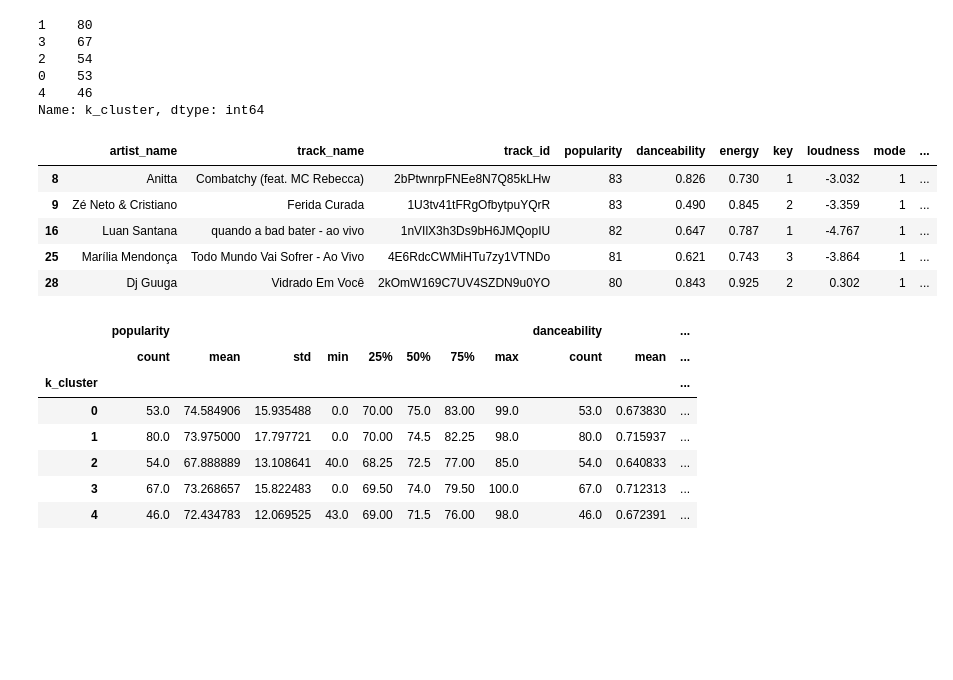
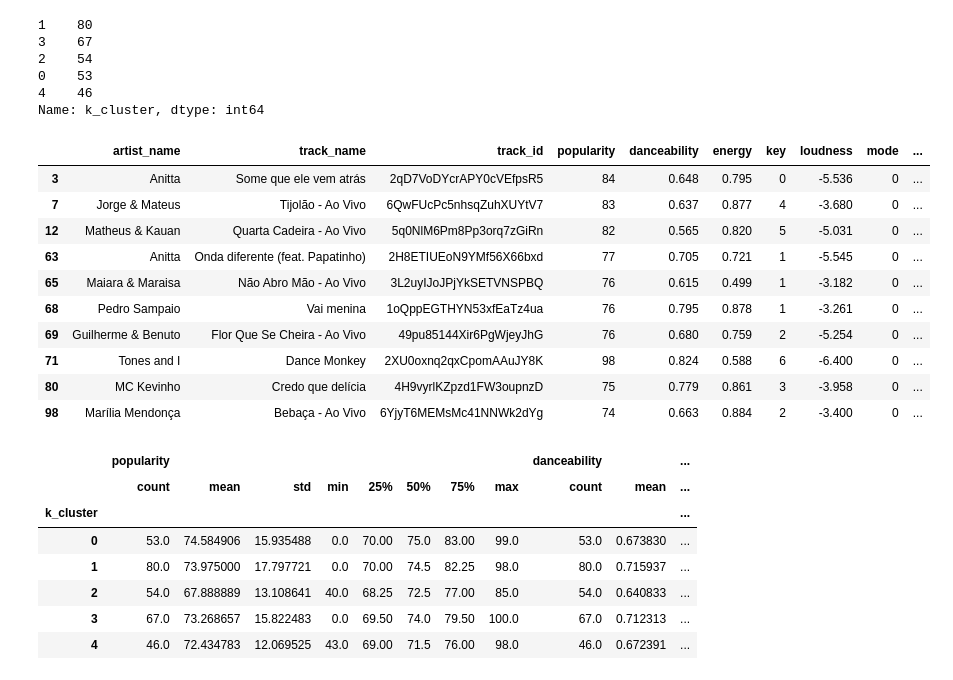
Before and after one commit to rafaelnduarte/Spotify_K-Means_Clustering, a Jupyter notebook: Spotify_Clulstering.ipynb, the cells around one changed output. Saved outputs shown, nothing was run; the diff lists cells and outputs as text; code cells hidden in the pictures; blank space fills up the shorter version.

```diff
--- a/Spotify_Clulstering.ipynb
+++ b/Spotify_Clulstering.ipynb
@@ -566,14 +596,19 @@ df_cluster['k_cluster'].value_counts()
 Name: k_cluster, dtype: int64
 # %%
 # checking the songs in the cluster
-df_cluster.loc[df_cluster['k_cluster'] == 0][:5]
+df_cluster.loc[df_cluster['k_cluster'] == 4][:10]
 # %% [output]
 |  | artist_name | track_name | track_id | popularity | danceability | energy | key | loudness | mode | ... |
-| 8 | Anitta | Combatchy (feat. MC Rebecca) | 2bPtwnrpFNEe8N7Q85kLHw | 83 | 0.826 | 0.730 | 1 | -3.032 | 1 | ... |
-| 9 | Zé Neto & Cristiano | Ferida Curada | 1U3tv41tFRgOfbytpuYQrR | 83 | 0.490 | 0.845 | 2 | -3.359 | 1 | ... |
-| 16 | Luan Santana | quando a bad bater - ao vivo | 1nVIlX3h3Ds9bH6JMQopIU | 82 | 0.647 | 0.787 | 1 | -4.767 | 1 | ... |
-| 25 | Marília Mendonça | Todo Mundo Vai Sofrer - Ao Vivo | 4E6RdcCWMiHTu7zy1VTNDo | 81 | 0.621 | 0.743 | 3 | -3.864 | 1 | ... |
-| 28 | Dj Guuga | Vidrado Em Você | 2kOmW169C7UV4SZDN9u0YO | 80 | 0.843 | 0.925 | 2 | 0.302 | 1 | ... |
+| 3 | Anitta | Some que ele vem atrás | 2qD7VoDYcrAPY0cVEfpsR5 | 84 | 0.648 | 0.795 | 0 | -5.536 | 0 | ... |
+| 7 | Jorge & Mateus | Tijolão - Ao Vivo | 6QwFUcPc5nhsqZuhXUYtV7 | 83 | 0.637 | 0.877 | 4 | -3.680 | 0 | ... |
+| 12 | Matheus & Kauan | Quarta Cadeira - Ao Vivo | 5q0NlM6Pm8Pp3orq7zGiRn | 82 | 0.565 | 0.820 | 5 | -5.031 | 0 | ... |
+| 63 | Anitta | Onda diferente (feat. Papatinho) | 2H8ETIUEoN9YMf56X66bxd | 77 | 0.705 | 0.721 | 1 | -5.545 | 0 | ... |
+| 65 | Maiara & Maraisa | Não Abro Mão - Ao Vivo | 3L2uyIJoJPjYkSETVNSPBQ | 76 | 0.615 | 0.499 | 1 | -3.182 | 0 | ... |
+| 68 | Pedro Sampaio | Vai menina | 1oQppEGTHYN53xfEaTz4ua | 76 | 0.795 | 0.878 | 1 | -3.261 | 0 | ... |
+| 69 | Guilherme & Benuto | Flor Que Se Cheira - Ao Vivo | 49pu85144Xir6PgWjeyJhG | 76 | 0.680 | 0.759 | 2 | -5.254 | 0 | ... |
+| 71 | Tones and I | Dance Monkey | 2XU0oxnq2qxCpomAAuJY8K | 98 | 0.824 | 0.588 | 6 | -6.400 | 0 | ... |
+| 80 | MC Kevinho | Credo que delícia | 4H9vyrlKZpzd1FW3oupnzD | 75 | 0.779 | 0.861 | 3 | -3.958 | 0 | ... |
+| 98 | Marília Mendonça | Bebaça - Ao Vivo | 6YjyT6MEMsMc41NNWk2dYg | 74 | 0.663 | 0.884 | 2 | -3.400 | 0 | ... |
 # %%
 # statistical distribution of the data in each column, for each cluster
 df_cluster.groupby("k_cluster").describe()
```
Also changed, not shown: parts of 10 cells of this notebook.
